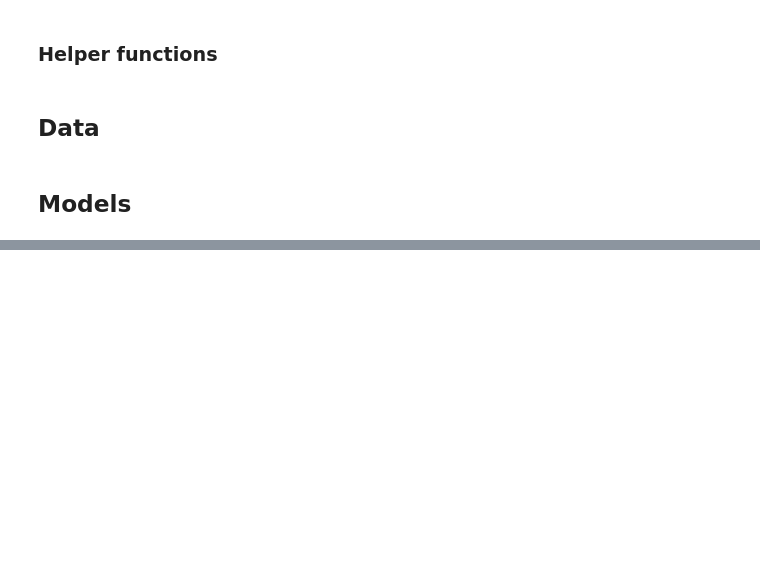
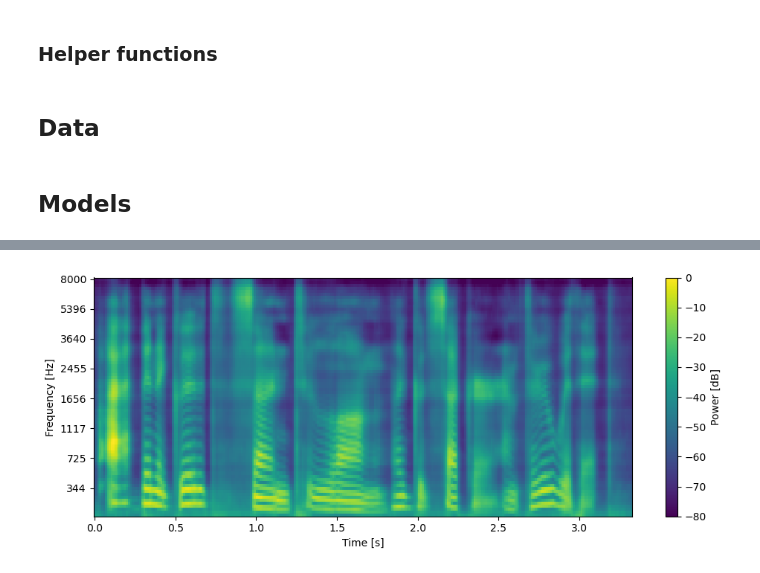
Before and after one commit to vincenzo-scotti/dialogue_gst, a Jupyter notebook: notebooks/evaluation.ipynb, the cells around one changed output, grey strips where cells are left out. Drawn from its saved outputs; the diff is of its cells as text; code cells hidden in the pictures; blank space fills up the shorter version.

```diff
--- a/notebooks/evaluation.ipynb
+++ b/notebooks/evaluation.ipynb
@@ -206,0 +388,2 @@ for split in out_df['Split'].unique():
+# %%
+pred_data = load_data(os.path.join(DATA_PATH, f'predictions_resp_from_ctx_Therapy-DLDLM.pbz2'))
@@ -206,0 +430,19 @@ for split in out_df['Split'].unique():
+# %%
+pred_mel_e = pred_data[path][-3].cpu().numpy()[0]
+
+duration_mellotron = (mellotron_hparams['hop_length'] * pred_mel_e.shape[-1] + mellotron_hparams['win_length']) / mellotron_hparams['sampling_rate']
+
+lin_freq = librosa.mel_frequencies(n_mels=80, fmax=8000)
+mel_comp = np.arange(pred_mel_e.shape[0]) + 1
+mespec_time = np.linspace(0, duration_mellotron, pred_mel_e.shape[1])
+
+fig = plt.figure(figsize=(10,4))
+plt.pcolormesh(mespec_time, mel_comp, librosa.power_to_db(10 ** pred_mel_e, ref=np.max))#librosa.power_to_db(tgt_mel, ref=np.max))
+plt.colorbar(label='Power [dB]')
+plt.ylabel('Frequency [Hz]')
+plt.xlabel('Time [s]')
+plt.yticks(ticks=mel_comp[9::10], labels=[f'{freq:.0f}' for freq in lin_freq[9::10]])
+plt.tight_layout()
+plt.show()
+# %% [output]
+[figure, added]
```
Also changed, not shown: parts of 41 cells of this notebook, 1 other file.
